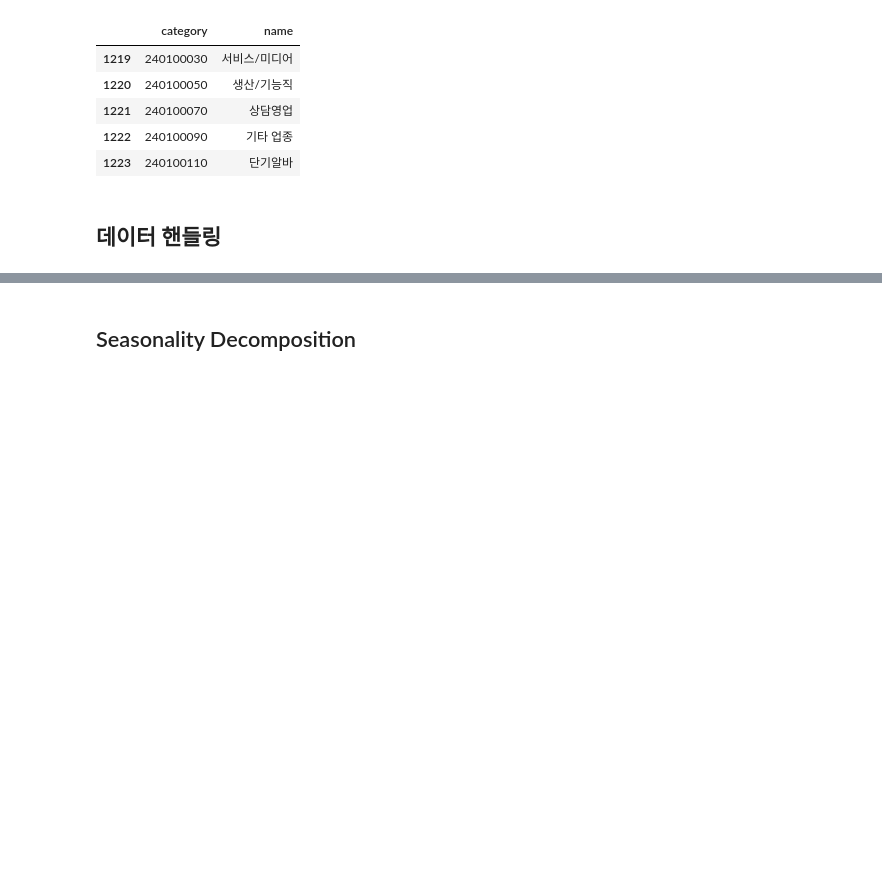
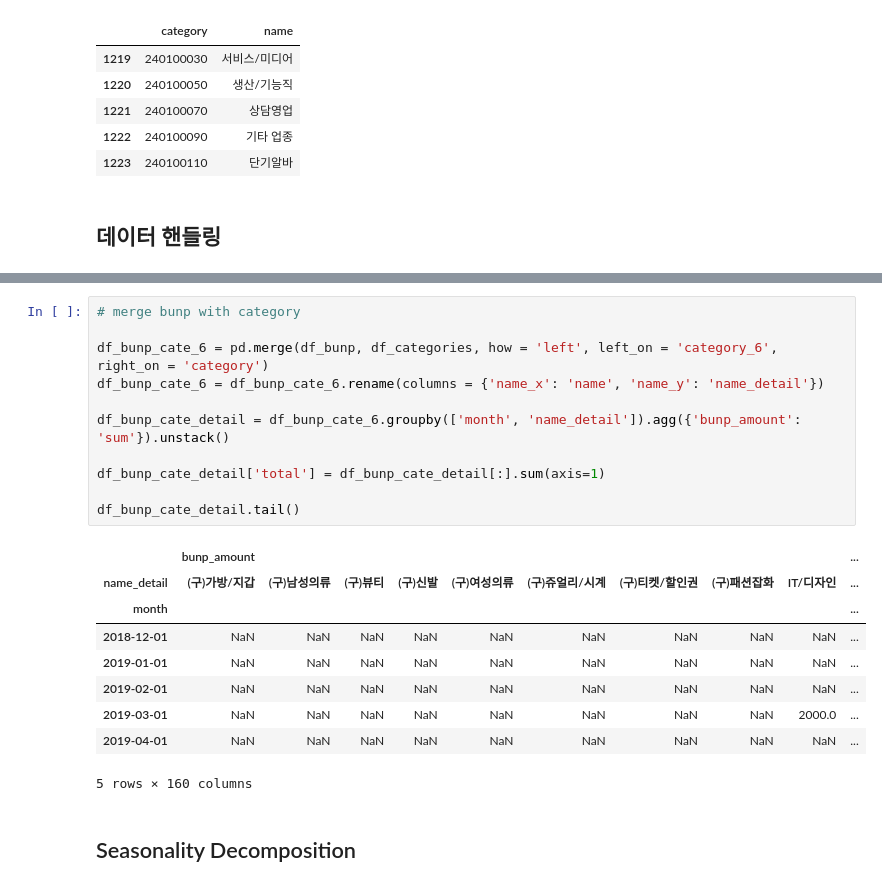
Before and after one commit to kiyoja07/python-bunjang, a Jupyter notebook: data-analysis/jupyter/bunp_seasonality.ipynb, the cells around one changed output, grey strips where cells are left out. Cells and saved outputs as stored; diff of their text form; blank space fills up the shorter version.

```diff
--- a/data-analysis/jupyter/bunp_seasonality.ipynb
+++ b/data-analysis/jupyter/bunp_seasonality.ipynb
@@ -87,3 +77,24 @@ df_bunp_cate_general.corr()
+# %%
+# merge bunp with category
+
+df_bunp_cate_6 = pd.merge(df_bunp, df_categories, how = 'left', left_on = 'category_6', right_on = 'category')
+df_bunp_cate_6 = df_bunp_cate_6.rename(columns = {'name_x': 'name', 'name_y': 'name_detail'})
+
+df_bunp_cate_detail = df_bunp_cate_6.groupby(['month', 'name_detail']).agg({'bunp_amount': 'sum'}).unstack()
+
+df_bunp_cate_detail['total'] = df_bunp_cate_detail[:].sum(axis=1)
+
+df_bunp_cate_detail.tail()
+# %% [output]
+|  | bunp_amount |  |  |  |  |  |  |  |  | ... |
+| name_detail | (구)가방/지갑 | (구)남성의류 | (구)뷰티 | (구)신발 | (구)여성의류 | (구)쥬얼리/시계 | (구)티켓/할인권 | (구)패션잡화 | IT/디자인 | ... |
+| month |  |  |  |  |  |  |  |  |  | ... |
+| 2018-12-01 | NaN | NaN | NaN | NaN | NaN | NaN | NaN | NaN | NaN | ... |
+| 2019-01-01 | NaN | NaN | NaN | NaN | NaN | NaN | NaN | NaN | NaN | ... |
+| 2019-02-01 | NaN | NaN | NaN | NaN | NaN | NaN | NaN | NaN | NaN | ... |
+| 2019-03-01 | NaN | NaN | NaN | NaN | NaN | NaN | NaN | NaN | 2000.0 | ... |
+| 2019-04-01 | NaN | NaN | NaN | NaN | NaN | NaN | NaN | NaN | NaN | ... |
+5 rows × 160 columns
 # %% [markdown]
 ## Seasonality Decomposition
 # %%
```
Also changed, not shown: parts of 16 cells of this notebook, 3 other files.
